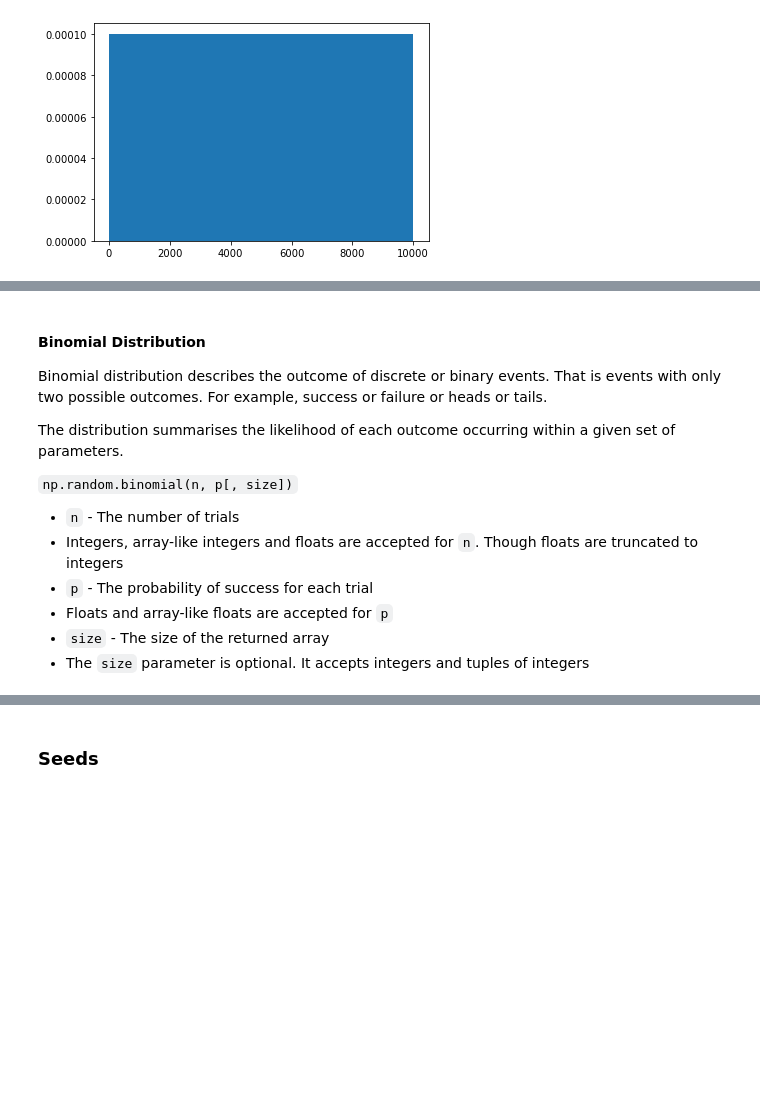
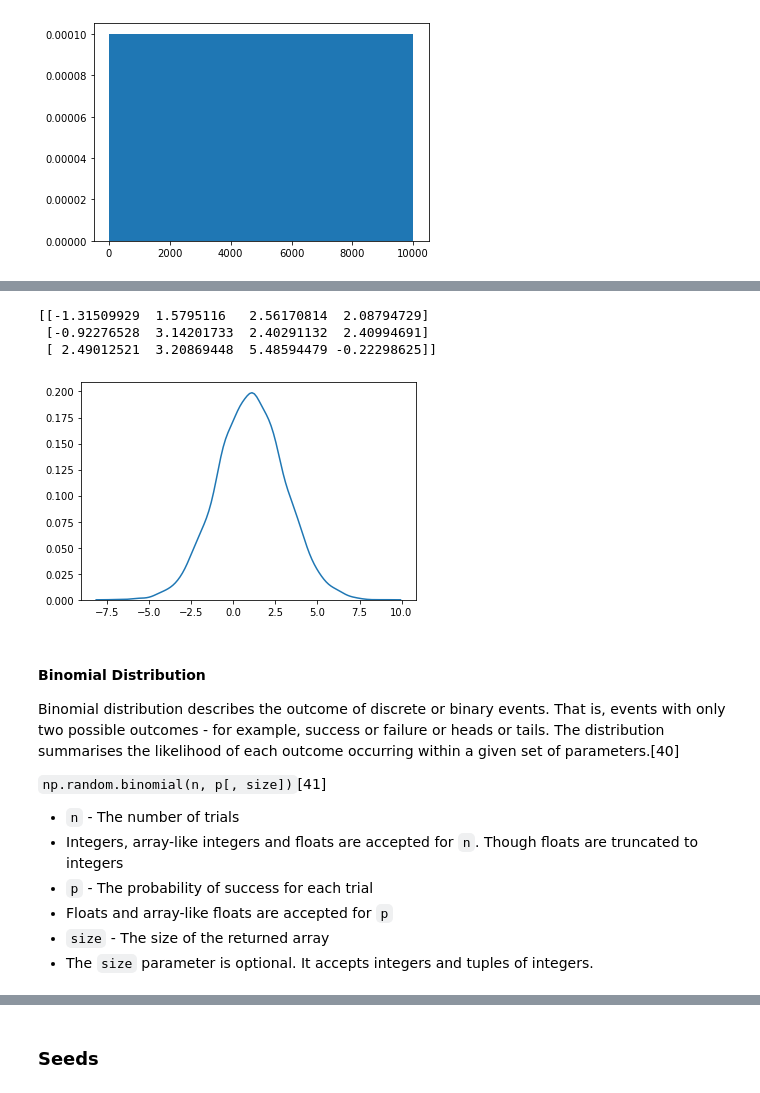
Before and after one commit to SharonNicG/52465-Assignment, a Jupyter notebook: NumPy-Random Assignment.ipynb, the cells around one changed output, grey strips where cells are left out. Cells and saved outputs as stored; diff of their text form; code cells hidden in the pictures; blank space fills up the shorter version.

```diff
--- a/NumPy-Random Assignment.ipynb
+++ b/NumPy-Random Assignment.ipynb
@@ -442,19 +459,36 @@ We can see that the data is normally distributed as it presents in a "bell curve
+# %%
+# Here we request an array of randomly generated numbers
+# with an average value of 1, a standard deviation from this of 2
+# and presented in 3 rows with 4 columns each
+Norm_2 = rng.normal(loc=1, scale=2, size=(3, 4))
+
+print(Norm_2)
+# %% [output]
+[[-1.31509929  1.5795116   2.56170814  2.08794729]
+ [-0.92276528  3.14201733  2.40291132  2.40994691]
+ [ 2.49012521  3.20869448  5.48594479 -0.22298625]]
+# %%
+# Here we request an array of 10,000 randomly generated numbers
+# with an average value of 1, a standard deviation from this of 2
+# to be presented on a normal distribution plot
+sns.distplot(np.random.normal(loc=1, scale=2, size=10000), hist=False, kde=True)
+
+plt.show()
+# %% [output]
+[figure, added]
 # %% [markdown]
 #### Binomial Distribution<a class="anchor" id="binomial"></a>
 
-Binomial distribution describes the outcome of discrete or binary events. That is events with only two possible outcomes.
-For example, success or failure or heads or tails.
+Binomial distribution describes the outcome of discrete or binary events. That is, events with only two possible outcomes - for example, success or failure or heads or tails. The distribution summarises the likelihood of each outcome occurring within a given set of parameters.[40]
 
-The distribution summarises the likelihood of each outcome occurring within a given set of parameters.
-
-`np.random.binomial(n, p[, size])`
+`np.random.binomial(n, p[, size])`[41]
 
 * `n` - The number of trials
  * Integers, array-like integers and floats are accepted for `n`. Though floats are truncated to integers
 * `p` - The probability of success for each trial
  * Floats and array-like floats are accepted for `p`
 * `size` - The size of the returned array
- * The `size` parameter is optional. It accepts integers and tuples of integers
+ * The `size` parameter is optional. It accepts integers and tuples of integers.
 # %%
 Bino_1 = np.random.binomial(10, 0.5, 10000) # Here we are looking for a binomial distribution
                                             # with 10 trials and probability 0.5 each trial
```
Also changed, not shown: parts of 40 cells of this notebook.
